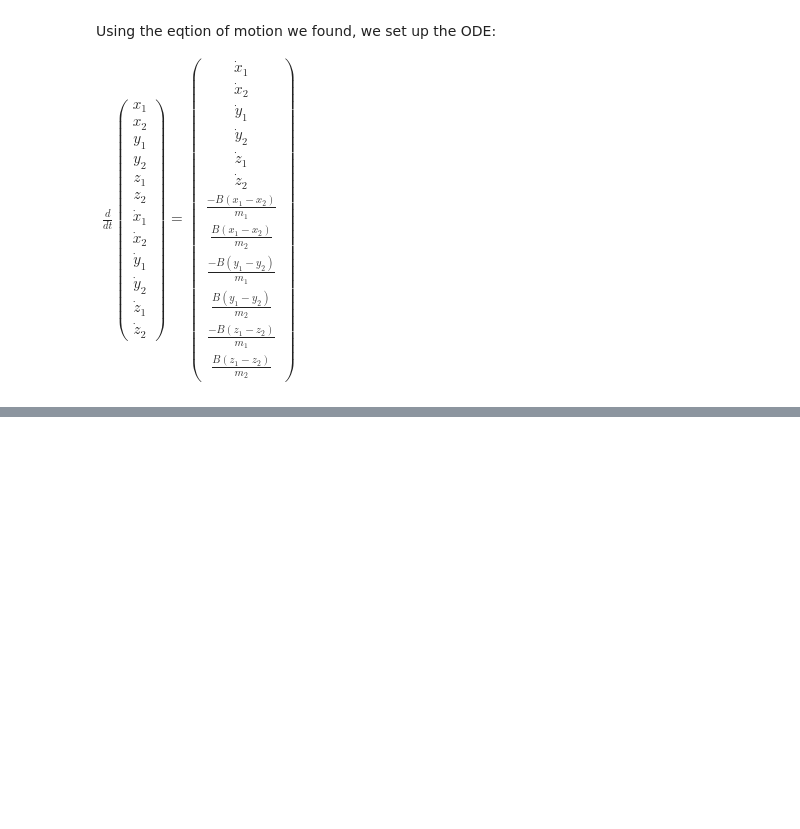
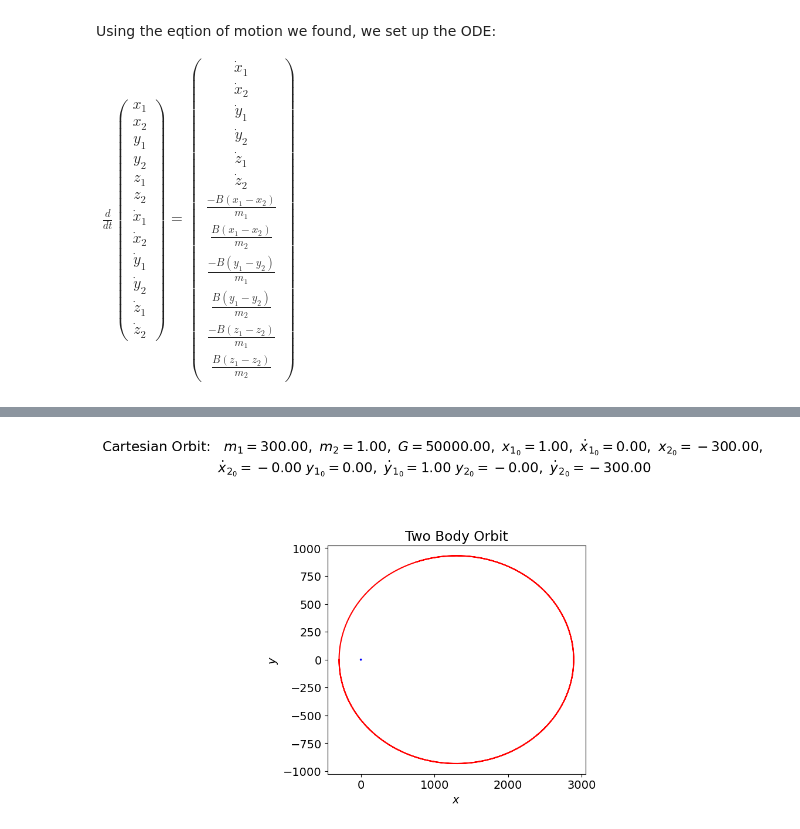
Before and after one commit to myers2004/5300_final, a Jupyter notebook: 5300_final.ipynb, the cells around one changed output, grey strips where cells are left out. Drawn from its saved outputs; the diff is of its cells as text; code cells hidden in the pictures; blank space fills up the shorter version.

```diff
--- a/5300_final.ipynb
+++ b/5300_final.ipynb
@@ -691,0 +677,76 @@ plot_y_vs_x(x_2[start : stop], y_2[start : stop],
+# %%
+y_vs_x_labels = (r'$x$', r'$y$')
+
+# Common plotting time (generate the full time then use slices)
+t_start = 0.
+t_end = 200.
+delta_t = 0.01
+
+t_pts = np.arange(t_start, t_end+delta_t, delta_t)
+
+# Choosing parameters
+m1 = 300.
+m2 = 1.
+G = 5. * 10**4
+
+# Instantiate an orbit
+o2 = CartesianOrbit(m1 = m1, m2 = m2, G = G)
+# %%
+# initial conditions specified
+x_1_0,x_dot_1_0 = 1., 0.
+x_2_0, x_dot_2_0 = -(m1/m2) * x_1_0, -(m1/m2) * x_dot_1_0
+
+y_1_0, y_dot_1_0 = 0., 1.
+y_2_0, y_dot_2_0 = -(m1/m2) * y_1_0, -(m1/m2) * y_dot_1_0
+
+z_1_0 = 0.0
+z_dot_1_0 = 0.0
+z_2_0 = 0.0
+z_dot_2_0 = 0.0
+
+# solve the orbit
+(x_1, x_2, y_1, y_2, z_1, z_2, x_dot_1, x_dot_2, y_dot_1,
+ y_dot_2, z_dot_1, z_dot_2) = o2.solve_ode(t_pts, x_1_0, x_2_0, y_1_0, y_2_0, z_1_0, z_2_0,
+                                                           x_dot_1_0, x_dot_2_0, y_dot_1_0, y_dot_2_0, z_dot_1_0,
+                                                           z_dot_2_0)
+
+# Change the common font size
+font_size = 14
+plt.rcParams.update({'font.size': font_size})
+
+# start the plot!
+fig = plt.figure(figsize=(6,6))
+overall_title = 'Cartesian Orbit:  ' + \
+                 rf' $m_1 = {m1:.2f},$' + \
+                 rf' $m_2 = {m2:.2f},$' + \
+                 rf' $G = {G:.2f},$' + \
+                 rf' $x_{{1_0}} = {x_1_0:.2f},$' + \
+                 rf' $\dot x_{{1_0}} = {x_dot_1_0:.2f},$' + \
+                 rf' $x_{{2_0}} = {x_2_0:.2f},$' + '\n' + \
+                 rf' $\dot x_{{2_0}} = {x_dot_2_0:.2f}$' + \
+                 rf' $y_{{1_0}} = {y_1_0:.2f},$' + \
+                 rf' $\dot y_{{1_0}} = {y_dot_1_0:.2f}$' + \
+                 rf' $y_{{2_0}} = {y_2_0:.2f},$' + \
+                 rf' $\dot y_{{2_0}} = {y_dot_2_0:.2f}$'
+# #                '\n'     # \n means a new line (adds some space here)
+fig.suptitle(overall_title, va='baseline')
+
+#plot from t=0 to t=200
+ax_a = fig.add_subplot(1,1,1)
+
+start, stop = start_stop_indices(t_pts, 0., 200.)
+plot_y_vs_x(x_1[start : stop], y_1[start : stop],
+            axis_labels=y_vs_x_labels,
+            color='blue',
+            label=None,
+            title=rf'',
+            ax=ax_a)
+plot_y_vs_x(x_2[start : stop], y_2[start : stop],
+            axis_labels=y_vs_x_labels,
+            color='red',
+            label=None,
+            title=rf'Two Body Orbit',
+            ax=ax_a)
+fig.tight_layout()
+# %% [output]
+[figure, added]
```
Also changed, not shown: parts of 9 cells of this notebook.
